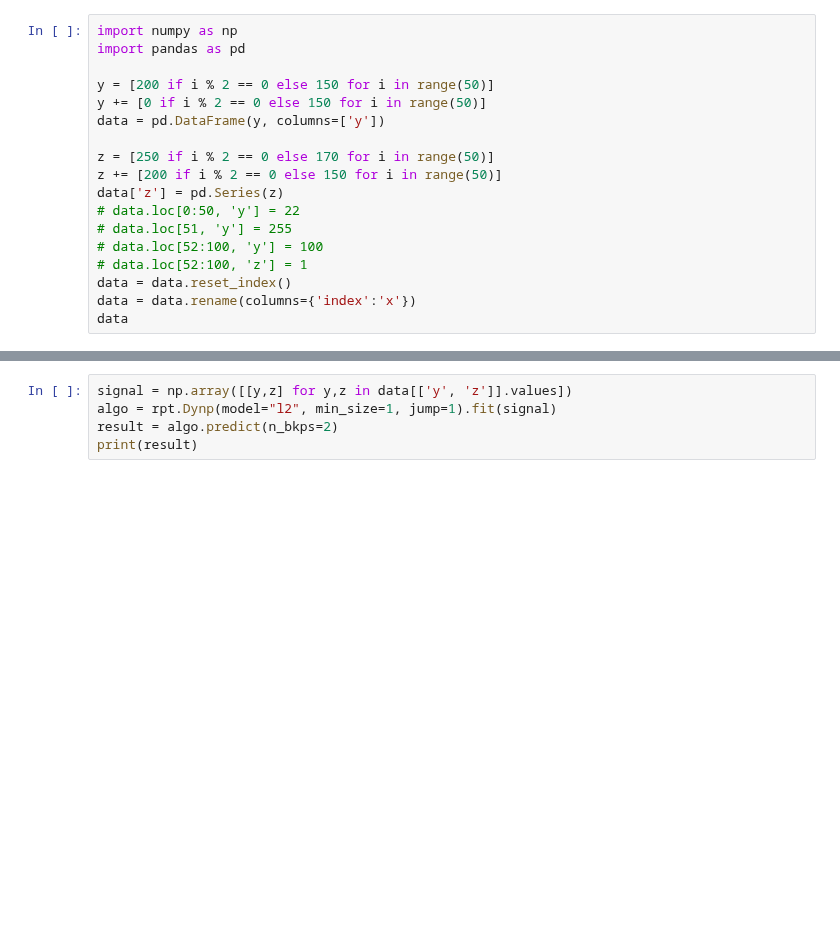
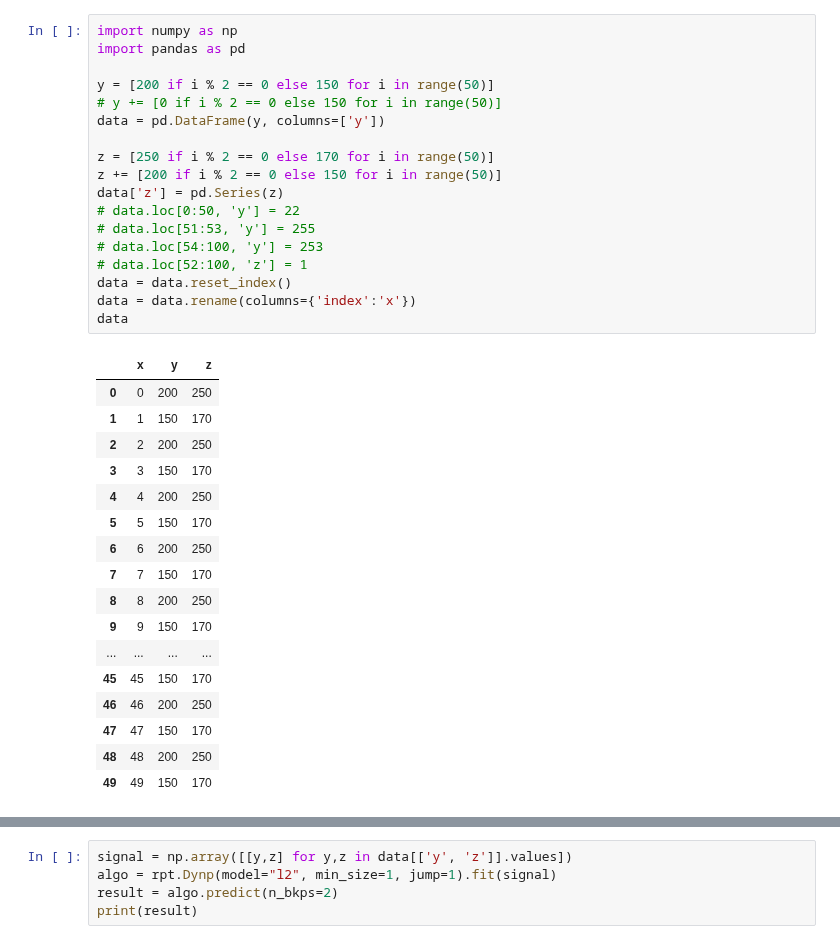
Before and after one commit to dj-lei/eric_toolsets, a Jupyter notebook: src/python/debug1.ipynb, the cells around one changed output, grey strips where cells are left out. Cells and saved outputs as stored; diff of their text form; blank space fills up the shorter version.

```diff
--- a/src/python/debug1.ipynb
+++ b/src/python/debug1.ipynb
@@ -1,21 +1,39 @@
 # %%
 import numpy as np
 import pandas as pd
 
 y = [200 if i % 2 == 0 else 150 for i in range(50)]
-y += [0 if i % 2 == 0 else 150 for i in range(50)]
+# y += [0 if i % 2 == 0 else 150 for i in range(50)]
 data = pd.DataFrame(y, columns=['y'])
 
 z = [250 if i % 2 == 0 else 170 for i in range(50)]
 z += [200 if i % 2 == 0 else 150 for i in range(50)]
 data['z'] = pd.Series(z)
 # data.loc[0:50, 'y'] = 22
-# data.loc[51, 'y'] = 255
-# data.loc[52:100, 'y'] = 100
+# data.loc[51:53, 'y'] = 255
+# data.loc[54:100, 'y'] = 253
 # data.loc[52:100, 'z'] = 1
 data = data.reset_index()
 data = data.rename(columns={'index':'x'})
 data
+# %% [output]
+|  | x | y | z |
+| 0 | 0 | 200 | 250 |
+| 1 | 1 | 150 | 170 |
+| 2 | 2 | 200 | 250 |
+| 3 | 3 | 150 | 170 |
+| 4 | 4 | 200 | 250 |
+| 5 | 5 | 150 | 170 |
+| 6 | 6 | 200 | 250 |
+| 7 | 7 | 150 | 170 |
+| 8 | 8 | 200 | 250 |
+| 9 | 9 | 150 | 170 |
+| ... | ... | ... | ... |
+| 45 | 45 | 150 | 170 |
+| 46 | 46 | 200 | 250 |
+| 47 | 47 | 150 | 170 |
+| 48 | 48 | 200 | 250 |
+| 49 | 49 | 150 | 170 |
 # %%
 import matplotlib.pyplot as plt  # for display purposes
 import ruptures as rpt  # our package
```
Also changed, not shown: parts of 8 cells of this notebook, 11 other files.
